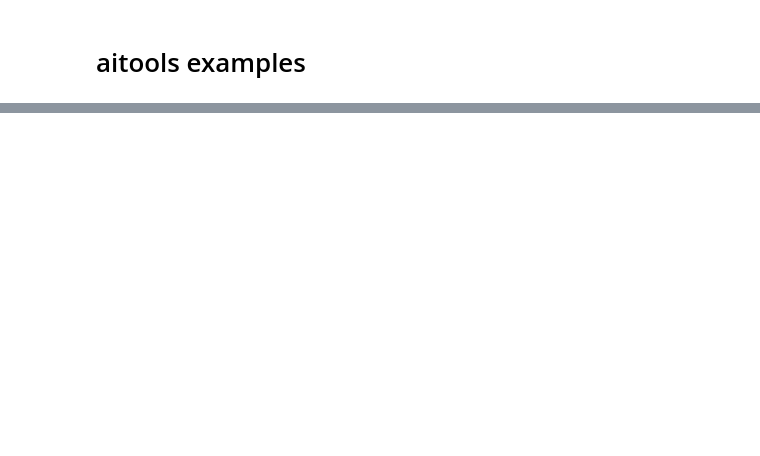
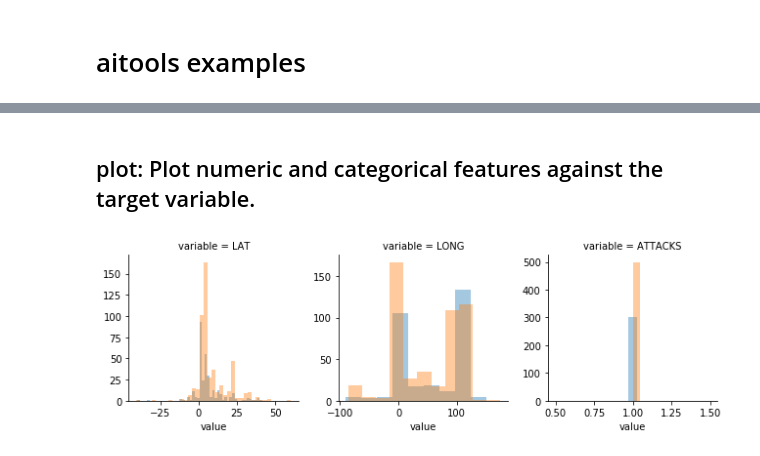
Before and after one commit to aimfeld/aitools, a Jupyter notebook: examples.ipynb, the cells around one changed output, grey strips where cells are left out. Cells and saved outputs as stored; diff of their text form; code cells hidden in the pictures; blank space fills up the shorter version.

Commit message:
Plots added

```diff
--- a/examples.ipynb
+++ b/examples.ipynb
@@ -95,0 +96,17 @@ df_scores.sort_values('AUC holdout score', ascending=False)
+# %% [markdown]
+## plot: Plot numeric and categorical features against the target variable.
+# %%
+from aitools import plot
+import pandas as pd
+
+df_pirate = pd.read_csv('data/pirate_data.csv')
+
+# Define numeric and categorical fea<tures
+target = 'ATTACK SUCCESS'
+numeric_features = ['LAT', 'LONG', 'ATTACKS']
+categorical_features = ['REGION', 'COUNTRY', 'VESSEL TYPE', 'VESSEL ACTIVITY LOCATION',
+                        'TIMEZONE', 'TIME OF DAY']
+# %%
+plot.facet_numeric(df_pirate, numeric_features, target)
+# %% [output]
+[figure, added]
```
Also changed, not shown: parts of 4 cells of this notebook, 1 other file.
